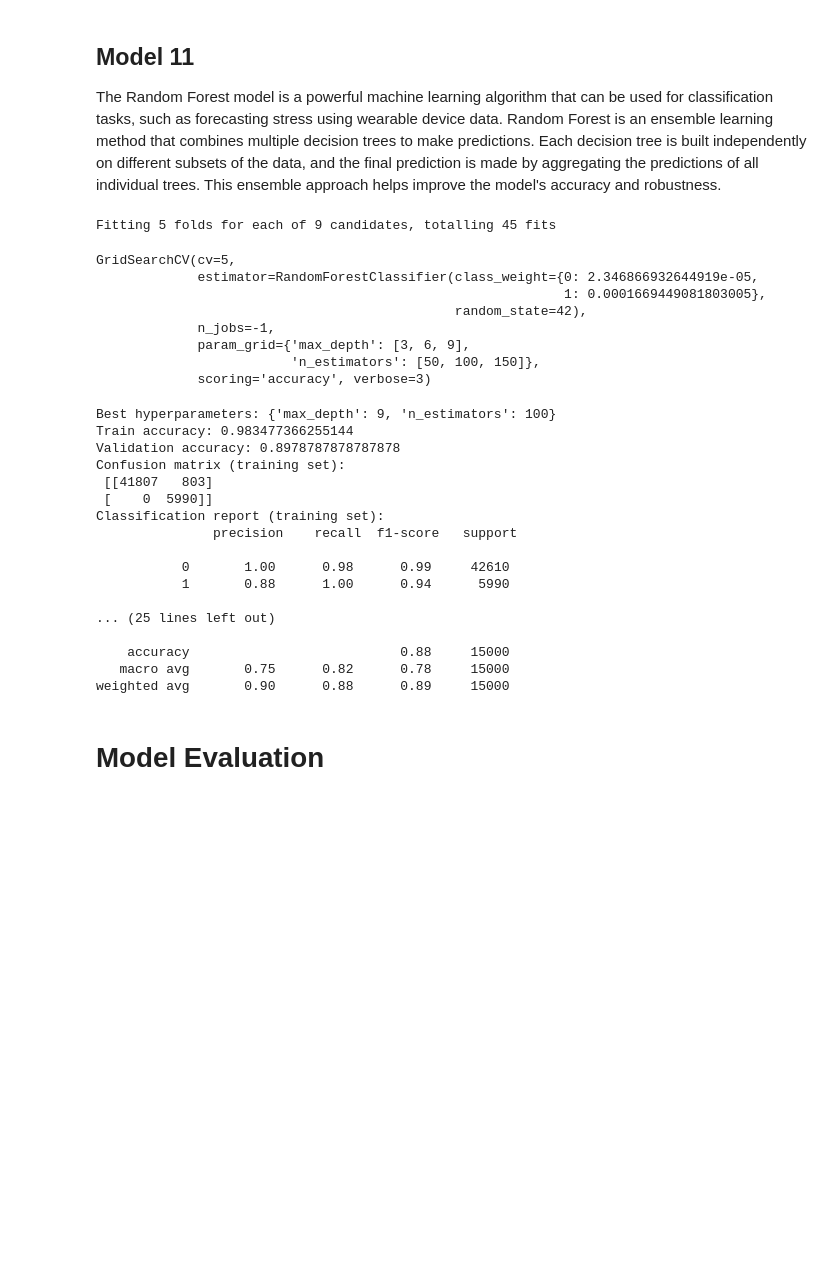
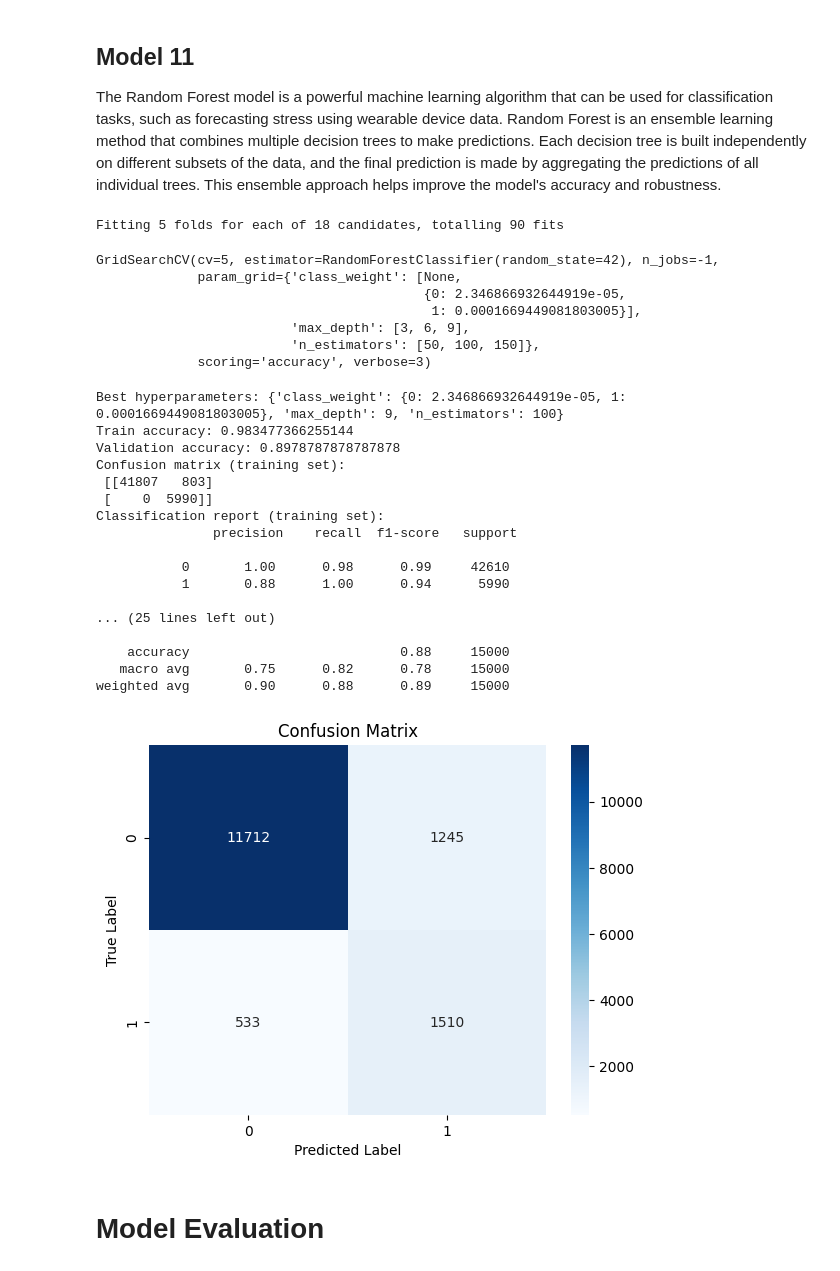
Before and after one commit to kjspring/stress-detection-wearable-devices, a Jupyter notebook: notebooks/modeling_WESAD_all_subjects.ipynb, the cells around one changed output. Saved outputs shown, nothing was run; the diff lists cells and outputs as text; code cells hidden in the pictures; blank space fills up the shorter version.

Commit message:
added model results and updated conclusions

```diff
--- a/notebooks/modeling_WESAD_all_subjects.ipynb
+++ b/notebooks/modeling_WESAD_all_subjects.ipynb
@@ -2328,15 +2328,15 @@ param_grid = {
     'tree_method': ['gpu_hist'],
     'max_depth': [3, 6, 9],
     'n_estimators': [50, 100, 150],
-    'learning_rate': [0.01, 0.1, 0.5]
+    'learning_rate': [0.01, 0.1, 0.5],
+    'class_weight': [None, class_weights_dict]
 }
 
 #Train an XGBoost model:
-xgb_model = XGBClassifier(random_state=42,
-                          class_weight = class_weights_dict)
+xgb_model = XGBClassifier(random_state=42)
 
 # Create the GridSearchCV object
-grid_search = GridSearchCV(
+model_10 = GridSearchCV(
     estimator=xgb_model,
     param_grid=param_grid,
     cv=5,
@@ -2347,5 +2347,5 @@ grid_search = GridSearchCV(
 )
 
 # Fit the GridSearchCV object to the training data
-grid_search.fit(X_train, y_train)
+model_10.fit(X_train, y_train)
 # %% [output]
@@ -2469,14 +2467,14 @@ from sklearn.model_selection import GridSearchCV
 param_grid = {
     'max_depth': [3, 6, 9],
     'n_estimators': [50, 100, 150],
+    'class_weight': [None, class_weights_dict]
 }
 
 # Create a RandomForestClassifier object
-rf_model = RandomForestClassifier(random_state=42,
-                                  class_weight = class_weights_dict)
+rf_model = RandomForestClassifier(random_state=42)
 
 # Create the GridSearchCV object
-grid_search = GridSearchCV(
+model_11 = GridSearchCV(
     estimator=rf_model,
     param_grid=param_grid,
     cv=5,
@@ -2486,23 +2484,22 @@ grid_search = GridSearchCV(
 )
 
 # Fit the GridSearchCV object to the training data
-grid_search.fit(X_train, y_train)
+model_11.fit(X_train, y_train)
 # %% [output]
-Fitting 5 folds for each of 9 candidates, totalling 45 fits
+Fitting 5 folds for each of 18 candidates, totalling 90 fits
-GridSearchCV(cv=5,
-             estimator=RandomForestClassifier(class_weight={0: 2.346866932644919e-05,
-                                                            1: 0.0001669449081803005},
-                                              random_state=42),
-             n_jobs=-1,
-             param_grid={'max_depth': [3, 6, 9],
+GridSearchCV(cv=5, estimator=RandomForestClassifier(random_state=42), n_jobs=-1,
+             param_grid={'class_weight': [None,
+                                          {0: 2.346866932644919e-05,
+                                           1: 0.0001669449081803005}],
+                         'max_depth': [3, 6, 9],
                          'n_estimators': [50, 100, 150]},
              scoring='accuracy', verbose=3)
 # %%
 # Print the best hyperparameters and the corresponding validation accuracy
-y_train_pred = grid_search.predict(X_train)
-y_val_pred = grid_search.predict(X_val)
-y_test_pred = grid_search.predict(X_test)
-print("Best hyperparameters:", grid_search.best_params_)
+y_train_pred = model_11.predict(X_train)
+y_val_pred = model_11.predict(X_val)
+y_test_pred = model_11.predict(X_test)
+print("Best hyperparameters:", model_11.best_params_)
 print("Train accuracy:", accuracy_score(y_train, y_train_pred))
 print("Validation accuracy:", accuracy_score(y_val, y_val_pred))
 
@@ -2524,7 +2521,7 @@ print("Confusion matrix (testing set):\n", confusion_matrix(y_test, y_test_pred)
 # Print classification report for testing set
 print("Classification report (testing set):\n", classification_report(y_test, y_test_pred))
 # %% [output]
-Best hyperparameters: {'max_depth': 9, 'n_estimators': 100}
+Best hyperparameters: {'class_weight': {0: 2.346866932644919e-05, 1: 0.0001669449081803005}, 'max_depth': 9, 'n_estimators': 100}
 Train accuracy: 0.983477366255144
 Validation accuracy: 0.8978787878787878
 Confusion matrix (training set):
@@ -2541,6 +2538,21 @@ Classification report (training set):
     accuracy                           0.88     15000
    macro avg       0.75      0.82      0.78     15000
 weighted avg       0.90      0.88      0.89     15000
+# %%
+from sklearn.metrics import confusion_matrix
+import matplotlib.pyplot as plt
+import seaborn as sns
+
+y_pred = model_11.best_estimator_.predict(X_test)
+cm = confusion_matrix(y_test, y_pred)
+
+sns.heatmap(cm, annot=True, cmap='Blues', fmt='d')
+plt.title('Confusion Matrix')
+plt.xlabel('Predicted Label')
+plt.ylabel('True Label')
+plt.savefig('confusion_matrix.png')
+# %% [output]
+[figure, added]
 # %% [markdown]
 # Model Evaluation
 # %%
```
Also changed, not shown: parts of 10 cells of this notebook.
